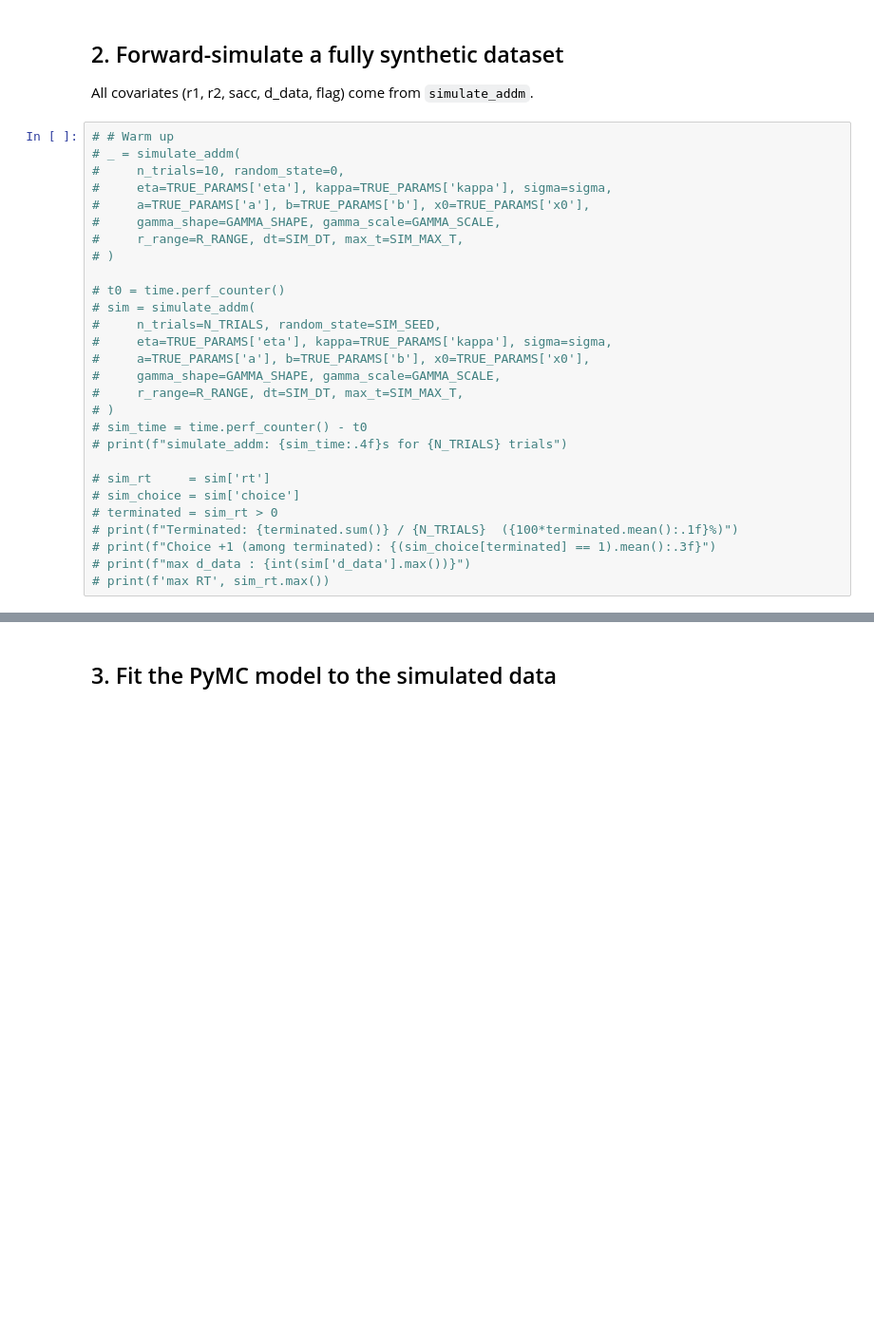
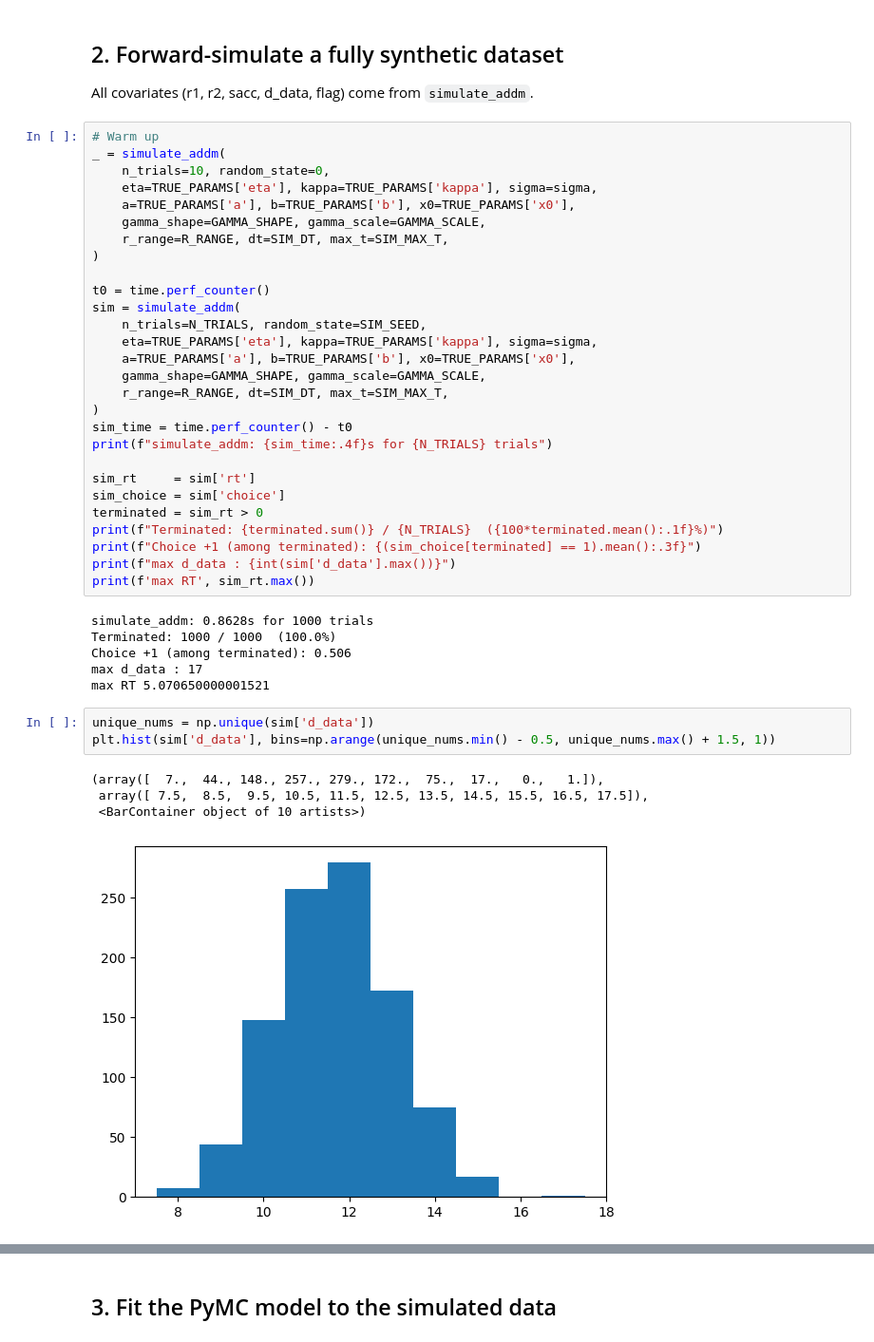
Before and after one commit to AndrewZhang599/efficient-fpt, a Jupyter notebook: examples/example8_empirical/param_recovery_simulated.ipynb, the cells around one changed output, grey strips where cells are left out. Shown at 95% size. Drawn from its saved outputs; the diff is of its cells as text; blank space fills up the shorter version.

```diff
--- a/examples/example8_empirical/param_recovery_simulated.ipynb
+++ b/examples/example8_empirical/param_recovery_simulated.ipynb
@@ -219,30 +219,44 @@ Ground-truth parameters (posterior means from empirical fit):
 
 All covariates (r1, r2, sacc, d_data, flag) come from `simulate_addm`.
 # %%
-# # Warm up
-# _ = simulate_addm(
-#     n_trials=10, random_state=0,
-#     eta=TRUE_PARAMS['eta'], kappa=TRUE_PARAMS['kappa'], sigma=sigma,
-#     a=TRUE_PARAMS['a'], b=TRUE_PARAMS['b'], x0=TRUE_PARAMS['x0'],
-#     gamma_shape=GAMMA_SHAPE, gamma_scale=GAMMA_SCALE,
-#     r_range=R_RANGE, dt=SIM_DT, max_t=SIM_MAX_T,
-# )
+# Warm up
+_ = simulate_addm(
+    n_trials=10, random_state=0,
+    eta=TRUE_PARAMS['eta'], kappa=TRUE_PARAMS['kappa'], sigma=sigma,
+    a=TRUE_PARAMS['a'], b=TRUE_PARAMS['b'], x0=TRUE_PARAMS['x0'],
+    gamma_shape=GAMMA_SHAPE, gamma_scale=GAMMA_SCALE,
+    r_range=R_RANGE, dt=SIM_DT, max_t=SIM_MAX_T,
+)
 
-# t0 = time.perf_counter()
-# sim = simulate_addm(
-#     n_trials=N_TRIALS, random_state=SIM_SEED,
-#     eta=TRUE_PARAMS['eta'], kappa=TRUE_PARAMS['kappa'], sigma=sigma,
-#     a=TRUE_PARAMS['a'], b=TRUE_PARAMS['b'], x0=TRUE_PARAMS['x0'],
-#     gamma_shape=GAMMA_SHAPE, gamma_scale=GAMMA_SCALE,
-#     r_range=R_RANGE, dt=SIM_DT, max_t=SIM_MAX_T,
-# )
-# sim_time = time.perf_counter() - t0
-# print(f"simulate_addm: {sim_time:.4f}s for {N_TRIALS} trials")
+t0 = time.perf_counter()
+sim = simulate_addm(
+    n_trials=N_TRIALS, random_state=SIM_SEED,
+    eta=TRUE_PARAMS['eta'], kappa=TRUE_PARAMS['kappa'], sigma=sigma,
+    a=TRUE_PARAMS['a'], b=TRUE_PARAMS['b'], x0=TRUE_PARAMS['x0'],
+    gamma_shape=GAMMA_SHAPE, gamma_scale=GAMMA_SCALE,
+    r_range=R_RANGE, dt=SIM_DT, max_t=SIM_MAX_T,
+)
+sim_time = time.perf_counter() - t0
+print(f"simulate_addm: {sim_time:.4f}s for {N_TRIALS} trials")
 
-# sim_rt     = sim['rt']
-# sim_choice = sim['choice']
-# terminated = sim_rt > 0
-# print(f"Terminated: {terminated.sum()} / {N_TRIALS}  ({100*terminated.mean():.1f}%)")
-# print(f"Choice +1 (among terminated): {(sim_choice[terminated] == 1).mean():.3f}")
-# print(f"max d_data : {int(sim['d_data'].max())}")
-# print(f'max RT', sim_rt.max())
+sim_rt     = sim['rt']
+sim_choice = sim['choice']
+terminated = sim_rt > 0
+print(f"Terminated: {terminated.sum()} / {N_TRIALS}  ({100*terminated.mean():.1f}%)")
+print(f"Choice +1 (among terminated): {(sim_choice[terminated] == 1).mean():.3f}")
+print(f"max d_data : {int(sim['d_data'].max())}")
+print(f'max RT', sim_rt.max())
+# %% [output]
+simulate_addm: 0.8628s for 1000 trials
+Terminated: 1000 / 1000  (100.0%)
+Choice +1 (among terminated): 0.506
+max d_data : 17
+max RT 5.070650000001521
+# %%
+unique_nums = np.unique(sim['d_data'])
+plt.hist(sim['d_data'], bins=np.arange(unique_nums.min() - 0.5, unique_nums.max() + 1.5, 1))
+# %% [output]
+(array([  7.,  44., 148., 257., 279., 172.,  75.,  17.,   0.,   1.]),
+ array([ 7.5,  8.5,  9.5, 10.5, 11.5, 12.5, 13.5, 14.5, 15.5, 16.5, 17.5]),
+ <BarContainer object of 10 artists>)
+[figure, added]
```
Also changed, not shown: parts of 17 cells of this notebook, 3 other files.
